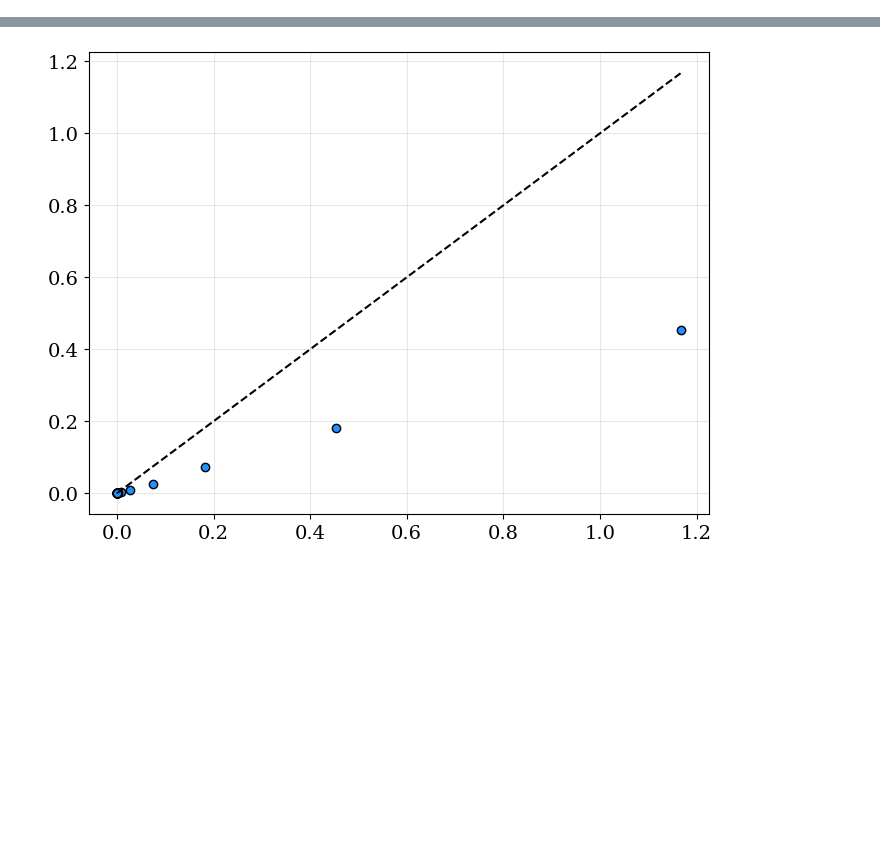
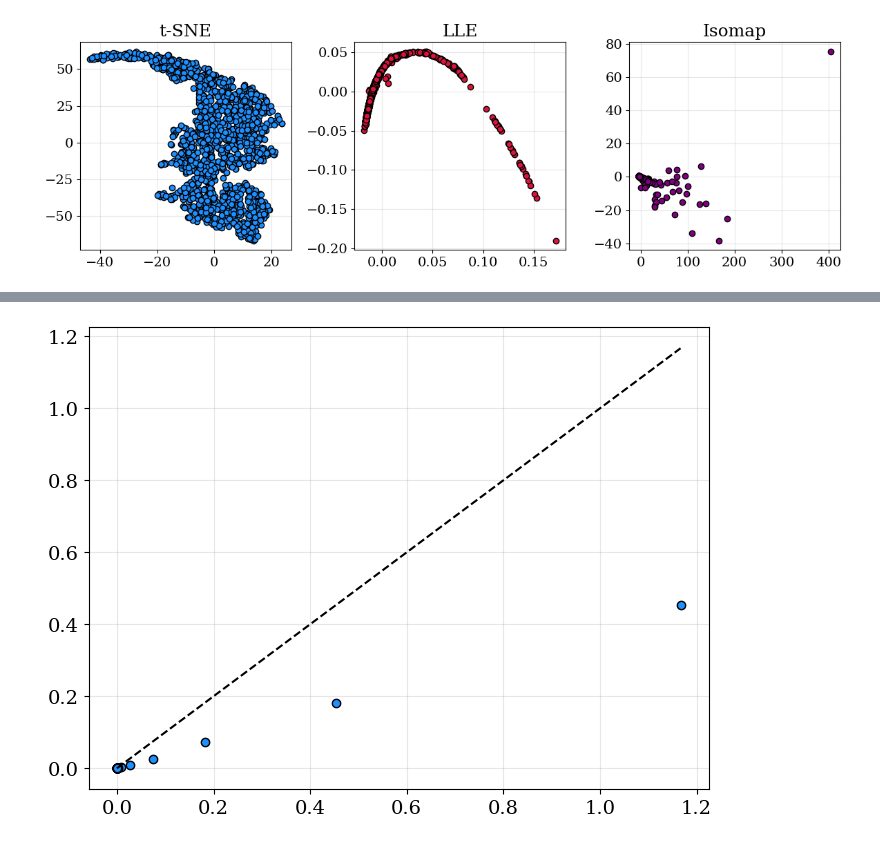
Before and after one commit to charlesaugdupont/poverty-trap, a Jupyter notebook: Network.ipynb, the cells around one changed output, grey strips where cells are left out. Saved outputs shown, nothing was run; the diff lists cells and outputs as text; code cells hidden in the pictures; blank space fills up the shorter version.

```diff
--- a/Network.ipynb
+++ b/Network.ipynb
@@ -66 +90,18 @@ plt.show()
+# %%
+from sklearn.manifold import TSNE, LocallyLinearEmbedding, Isomap
+
+fig, axs = plt.subplots(1,3, figsize=(12,4))
+colors = ["dodgerblue", "crimson", "purple"]
+titles = ["t-SNE", "LLE", "Isomap"]
+kwargs = [{"perplexity":30}, {"method":"modified"}, {}]
+
+for i,algo in enumerate([TSNE, LocallyLinearEmbedding, Isomap]):
+    X = algo(n_components=2, **kwargs[i]).fit_transform(W.T)
+    axs[i].scatter(X[:,0], X[:,1], c=colors[i], edgecolor="k")
+    axs[i].set_title(titles[i])
+
+fig.tight_layout()
+plt.show()
+# %% [output]
+[figure, added]
 # %%
```
Also changed, not shown: parts of 7 cells of this notebook, 1 other file.
